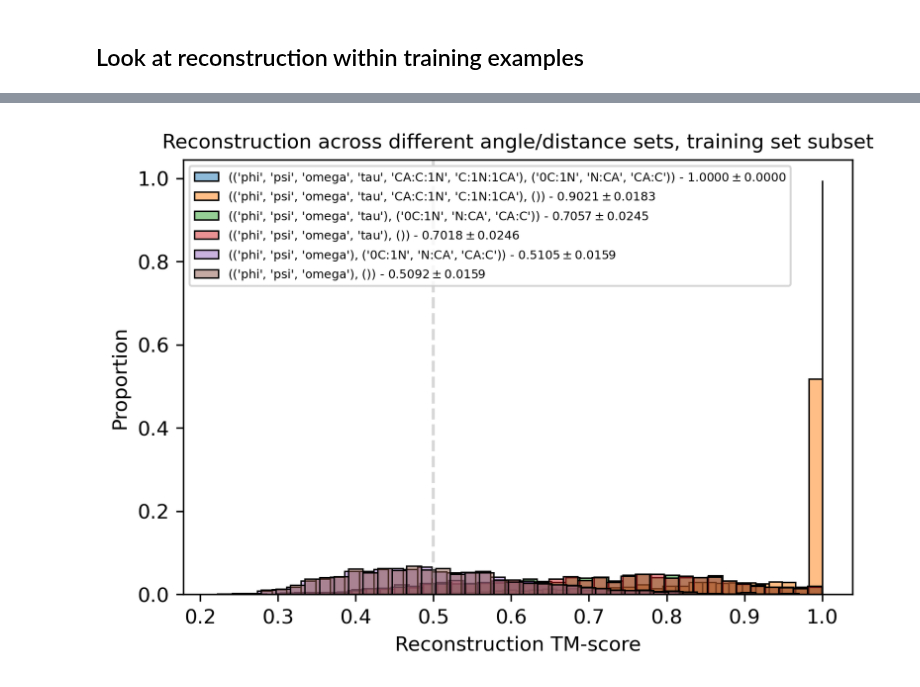
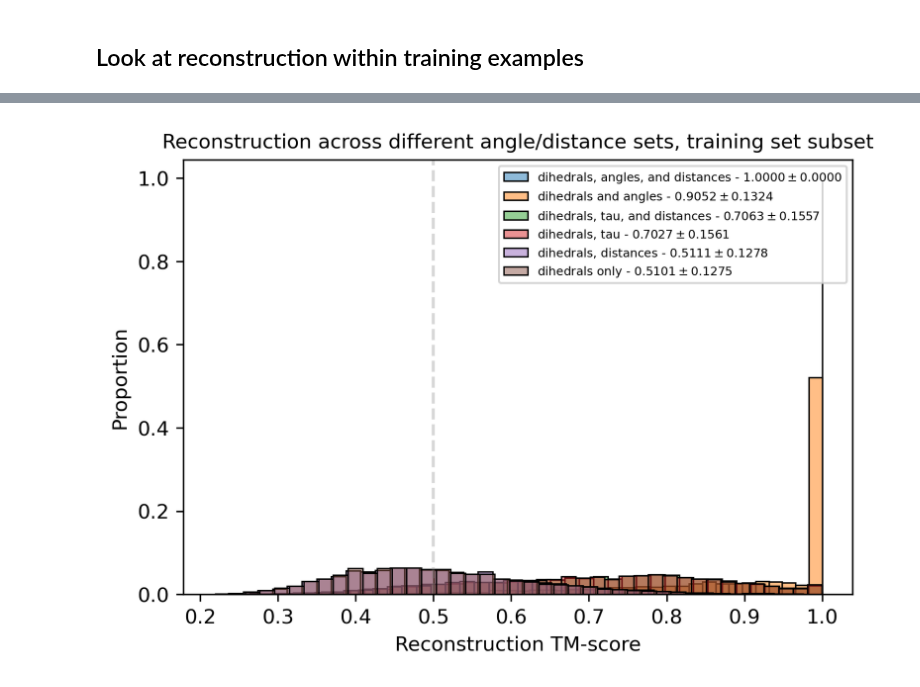
Before and after one commit to microsoft/foldingdiff, a Jupyter notebook: jupyter/requisite_internal_values.ipynb, the cells around one changed output, grey strips where cells are left out. Saved outputs shown, nothing was run; the diff lists cells and outputs as text; code cells hidden in the pictures.

```diff
--- a/jupyter/requisite_internal_values.ipynb
+++ b/jupyter/requisite_internal_values.ipynb
@@ -90,7 +107,7 @@ def test_consistency(fname:str, angles_to_use=["phi", "psi", "omega", "tau", "CA
     # Create the internal coordinates
     angles = ac.canonical_distances_and_dihedrals(fname, distances=dists_to_use, angles=angles_to_use)
     if angles is None:
-        return -1.0
+        return np.nan, None
     with tempfile.TemporaryDirectory() as dirname:
         out_fname = os.path.join(dirname, "rebuilt_" + os.path.basename(fname))
         # rebuilt = ac.create_new_chain(
@@ -99,7 +116,7 @@ def test_consistency(fname:str, angles_to_use=["phi", "psi", "omega", "tau", "CA
         # )
         out_fname_written = ac.create_new_chain_nerf(out_fname, angles, angles_to_set=angles_to_use, dists_to_set=dists_to_use)
         if not out_fname_written:  # Failed on the way, should have returned empty string ""
-            return -1.0
+            return np.nan, None
         score = tmalign.run_tmalign(fname, out_fname)
         # angles_new = ac.canonical_distances_and_dihedrals(out_fname, distances=dists_to_use, angles=angles_to_use)
         view = None
@@ -220,13 +260,21 @@ def evaluate_angle_set_parallel(filenames, angles, dists):
         dists_to_use=dists,
     )
     pool = multiprocessing.Pool(multiprocessing.cpu_count())
-    tm_scores = np.array(list(pool.map(pfunc, filenames, chunksize=20)))
+    tm_scores = np.array([score for score, _view in pool.map(pfunc, filenames, chunksize=20)])
     pool.close()
     pool.join()
     return tm_scores
 
+human_readable_angle_combos = [
+    "dihedrals, angles, and distances",
+    "dihedrals and angles",
+    "dihedrals, tau, and distances",
+    "dihedrals, tau",
+    "dihedrals, distances",
+    "dihedrals only"
+]
 per_angle_dist_results = {}
-for a, d in itertools.product(angle_sets_to_evaluate, dist_sets_to_evaluate):
-    print(a, d)
-    per_angle_dist_results[tuple(a), tuple(d)] = evaluate_angle_set_parallel(train_dset.filenames[:2000], angles=a, dists=d)
+for human_name, (a, d) in zip(human_readable_angle_combos, itertools.product(angle_sets_to_evaluate, dist_sets_to_evaluate)):
+    print(human_name, a, d)
+    per_angle_dist_results[human_name] = evaluate_angle_set_parallel(train_dset.filenames[:5000], angles=a, dists=d)
 # %% [output]
@@ -251,25 +317,24 @@ WARNING:root:Found NaN values, not writing pdb file /tmp/tmprkn8xi7v/rebuilt_1nr
 # %%
 # Plot these results
 fig, ax = plt.subplots(dpi=300)
 for i, (k, v) in enumerate(per_angle_dist_results.items()):
     c = [
         'tab:blue',
         'tab:orange',
         'tab:green',
         'tab:red',
         'tab:purple',
         'tab:brown',
     ][i]
-    v = v[v >= 0]
-    mean = np.mean(v)
-    var = np.var(v)
-    sns.histplot(v, bins=40, stat='proportion', ax=ax, label=f"{k} - ${mean:.4f} \pm {var:.4f}$", alpha=0.5, color=c)
+    mean = np.nanmean(v)
+    std = np.nanstd(v)
+    sns.histplot(v, bins=40, stat='proportion', ax=ax, label=f"{k} - ${mean:.4f} \pm {std:.4f}$", alpha=0.5, color=c)
 ax.axvline(0.5, color='grey', alpha=0.3, linestyle='--')
 ax.legend(prop={'size': 6})
 ax.set(
     xlabel="Reconstruction TM-score",
 )
 ax.set_title("Reconstruction across different angle/distance sets, training set subset", fontsize=10)
 fig.show()
 # %% [output]
-[figure, old version]
+[figure, new version]
```
Also changed, not shown: parts of 10 cells of this notebook.
